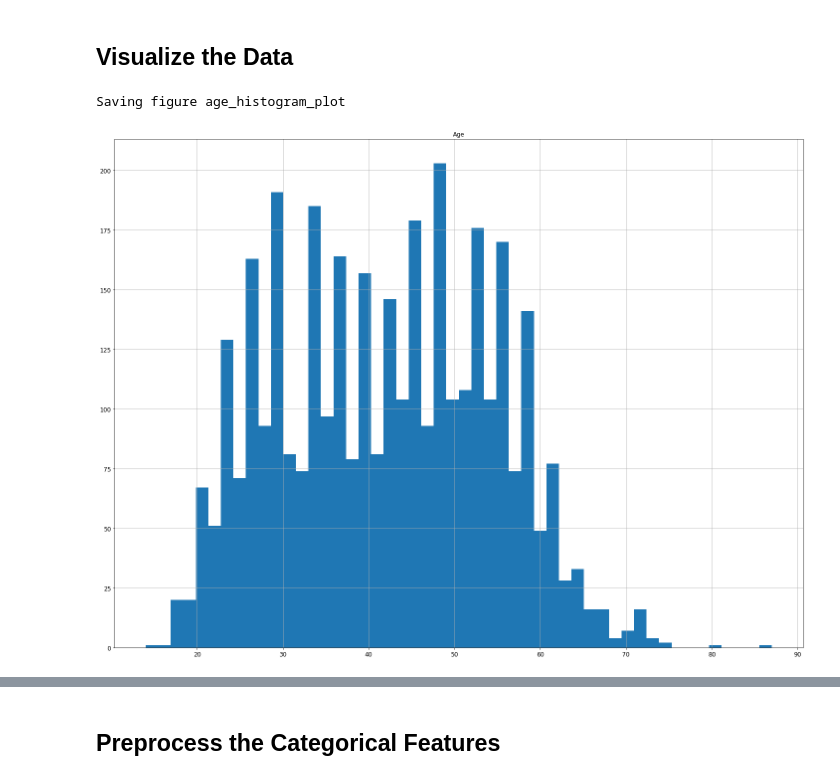
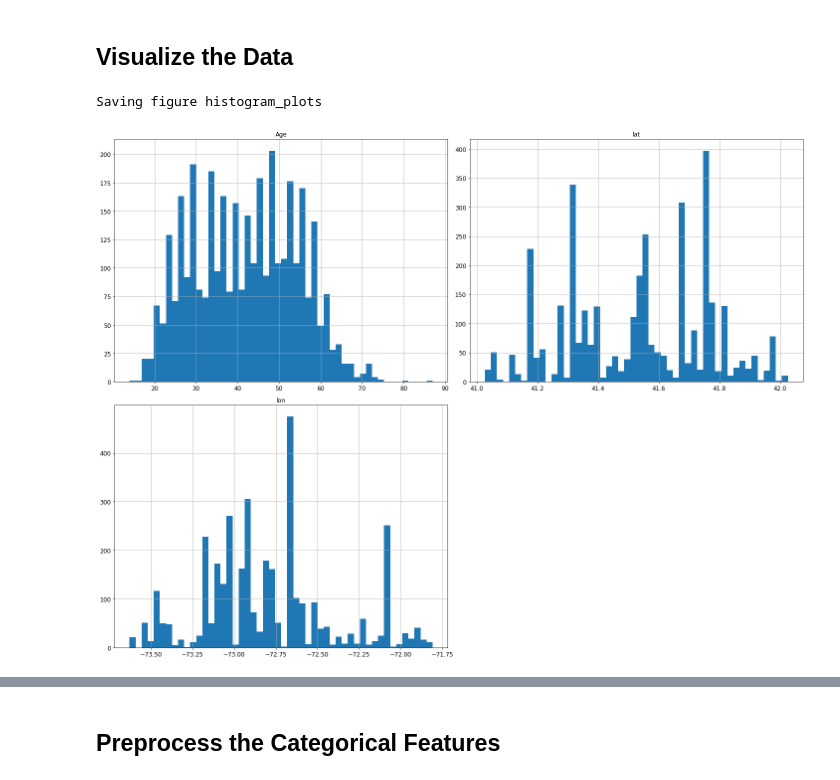
Before and after one commit to thilankam/opioid-data-ml, a Jupyter notebook: final_project.ipynb, the cells around one changed output, grey strips where cells are left out. Cells and saved outputs as stored; diff of their text form; code cells hidden in the pictures.

Commit message:
Added comments to the plots

```diff
--- a/final_project.ipynb
+++ b/final_project.ipynb
@@ -196,11 +206,13 @@ Name: lat, dtype: float64
 # %% [markdown]
 ## Visualize the Data
 # %%
+# Generate the histogram plots of the different numerical data
+
 %matplotlib inline
 import matplotlib.pyplot as plt
 data.hist(bins=50, figsize=(20,15))
-save_fig("age_histogram_plot")
+save_fig("histogram_plots")
 plt.show()
 # %% [output]
-Saving figure age_histogram_plot
+Saving figure histogram_plots
-[figure, old version]
+[figure, new version]
```
Also changed, not shown: parts of 50 cells of this notebook.
